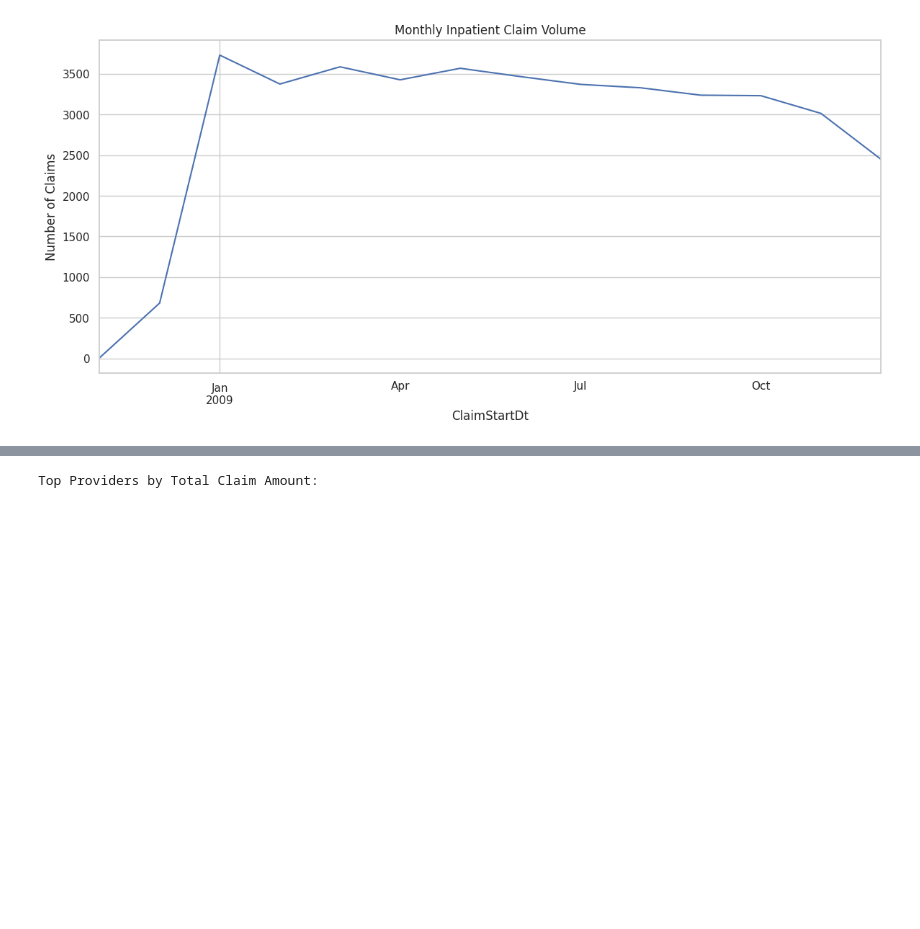
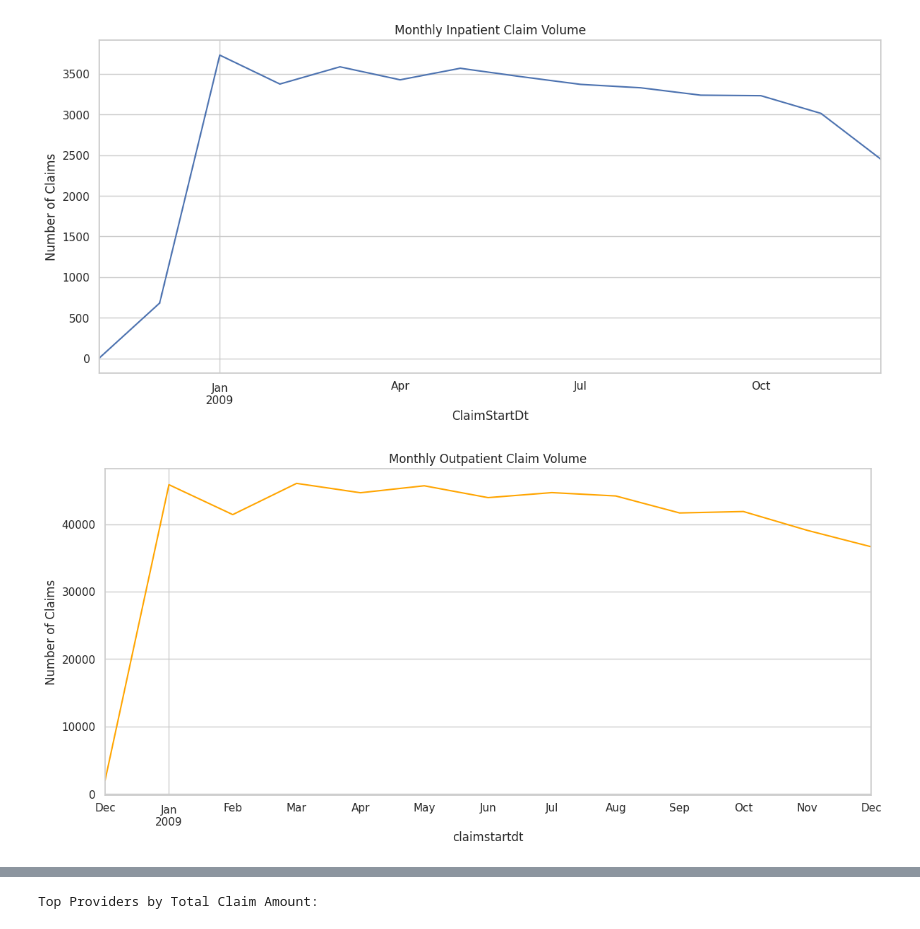
Before and after one commit to zeinashaarawy/DataOrbit, a Jupyter notebook: notebooks/01_data_exploration_and_feature_engineering.ipynb, the cells around one changed output, grey strips where cells are left out. Cells and saved outputs as stored; diff of their text form; code cells hidden in the pictures; blank space fills up the shorter version.

```diff
--- a/notebooks/01_data_exploration_and_feature_engineering.ipynb
+++ b/notebooks/01_data_exploration_and_feature_engineering.ipynb
@@ -601,3 +627,14 @@ plt.ylabel("Number of Claims")
 plt.show()
 # %% [output]
 [figure]
+# %%
+outpatient["claimstartdt"] = pd.to_datetime(outpatient["claimstartdt"])
+monthly_op = outpatient.groupby(outpatient["claimstartdt"].dt.to_period("M")).size()
+
+plt.figure(figsize=(14,6))
+monthly_op.plot(kind="line", color='orange')
+plt.title("Monthly Outpatient Claim Volume")
+plt.ylabel("Number of Claims")
+plt.show()
+# %% [output]
+[figure, added]
```
Also changed, not shown: parts of 16 cells of this notebook.
